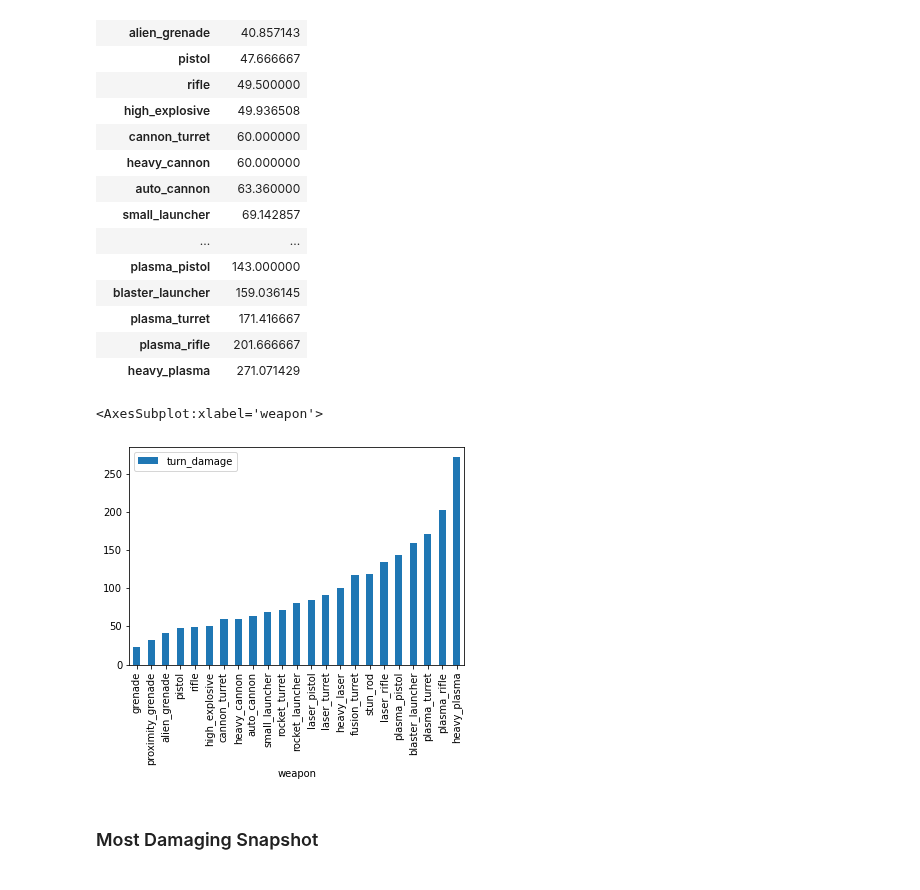
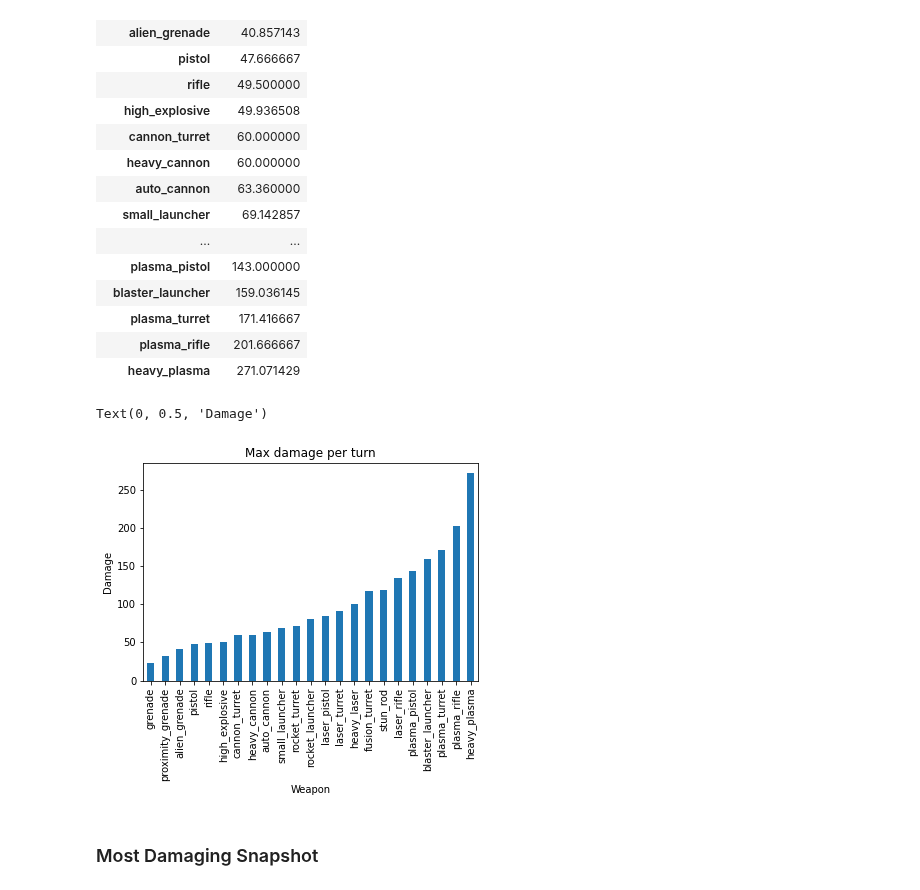
Before and after one commit to Bernardo-MG/xcom-analysis-jupyter-notebook, a Jupyter notebook: enemy_unknown/weapon_analysis.ipynb, the cells around one changed output. Saved outputs shown, nothing was run; the diff lists cells and outputs as text; code cells hidden in the pictures.

```diff
--- a/enemy_unknown/weapon_analysis.ipynb
+++ b/enemy_unknown/weapon_analysis.ipynb
@@ -269,11 +275,13 @@ most_damaging_weapon
 | plasma_turret | 171.416667 |
 | plasma_rifle | 201.666667 |
 | heavy_plasma | 271.071429 |
-# %%
-most_damaging_weapon.plot.bar()
-# %% [output]
-<AxesSubplot:xlabel='weapon'>
-[figure, removed]
+# %%
+ax = most_damaging_weapon.plot.bar(title="Max damage per turn", legend=False)
+ax.set_xlabel("Weapon")
+ax.set_ylabel("Damage")
+# %% [output]
+Text(0, 0.5, 'Damage')
+[figure, added]
 # %% [markdown]
 ### Most Damaging Snapshot
 # %%
```
Also changed, not shown: parts of 44 cells of this notebook.
